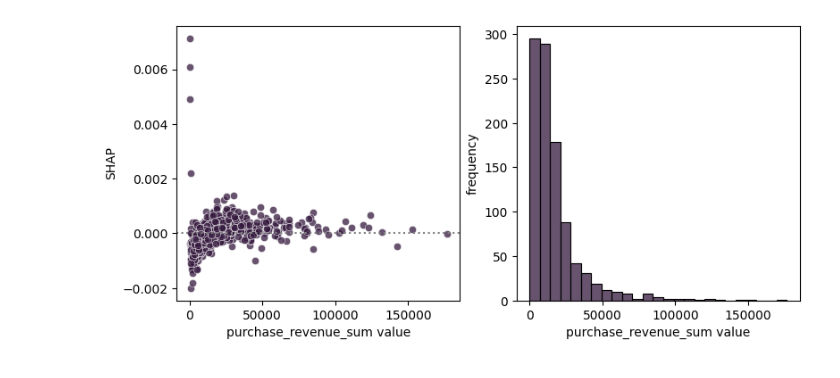
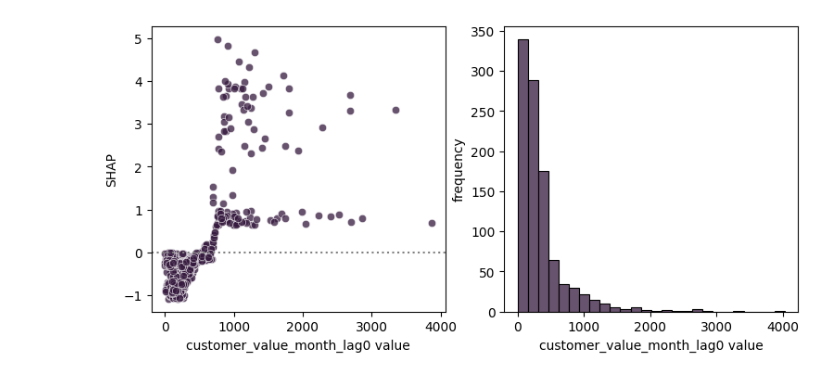
Before and after one commit to fridrichmrtn/churn-modeling, a Jupyter notebook: jupyters/07-model-understanding.ipynb, the cells around one changed output. Saved outputs shown, nothing was run; the diff lists cells and outputs as text; code cells hidden in the pictures.

```diff
--- a/jupyters/07-model-understanding.ipynb
+++ b/jupyters/07-model-understanding.ipynb
@@ -96,8 +96,8 @@ plot_feature(shap_values, "purchase_number_mean")
 # %%
 %matplotlib inline
-plot_feature(shap_values, "purchase_revenue_sum")
+plot_feature(shap_values, "customer_value_month_lag0")
 # %% [output]
-[figure, old version]
+[figure, new version]
 # %%
 def set_lims(mat, lims):
     if lims is None:
```
Also changed, not shown: parts of 11 cells of this notebook, 2 other files.
